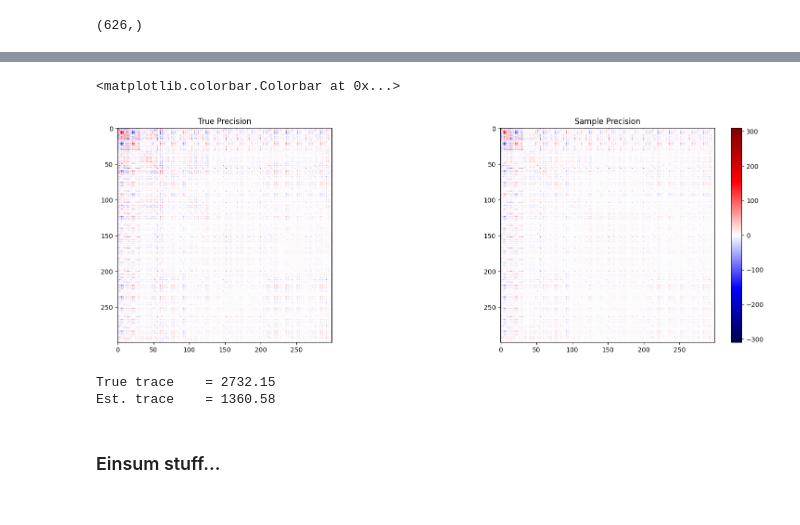
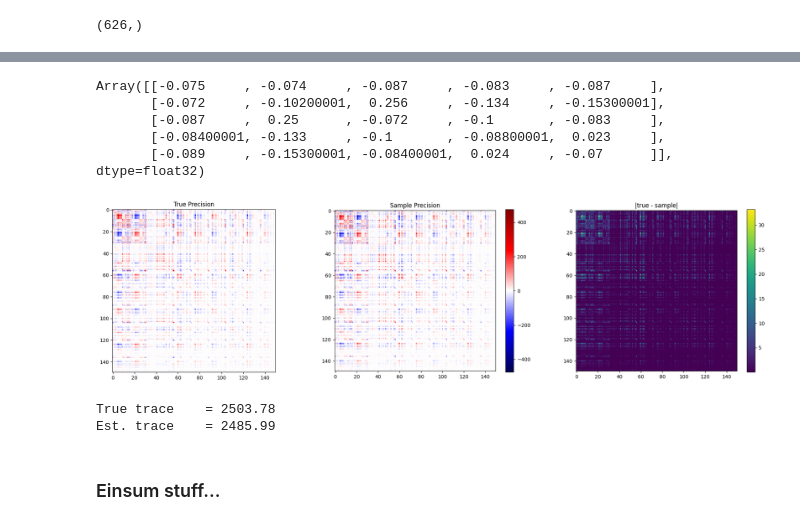
Before and after one commit to nrholm1/Laplace-Inducing-Points, a Jupyter notebook: new_sampling_v2.ipynb, the cells around one changed output, grey strips where cells are left out. Drawn from its saved outputs; the diff is of its cells as text; code cells hidden in the pictures.

```diff
--- a/new_sampling_v2.ipynb
+++ b/new_sampling_v2.ipynb
@@ -146,7 +200,7 @@ cfg_path = f'config/toy/{model_name}.yml'
 cfg = load_yaml(cfg_path)
 model_cfg = cfg['model']
 opt_cfg = cfg['optimization']
-alpha = opt_cfg["alpha"]
+alpha =  opt_cfg["alpha"]
 map_cfg = opt_cfg["map"]
 full_set_size = opt_cfg["full_set_size"]
 
@@ -155,7 +209,7 @@ num_h = model_cfg["num_h"]
 num_l = model_cfg["num_l"]
 num_c = model_cfg.get("num_c", 2) if model_type == "classifier" else 1
 rng_model = jax.random.PRNGKey(model_cfg["seed"])
-map_batch_size = 128 # map_cfg["batch_size"]
+map_batch_size = map_cfg["batch_size"]
 epochs_map = map_cfg["epochs"]
 lr_map = map_cfg["lr"]
 
@@ -181,6 +235,8 @@ map_state = load_checkpoint(
 )
 
 D = count_model_params(variables)
+
+print(D)
 # %% [output]
 WARNING:absl:Tensorflow library not found, tensorflow.io.gfile operations will use native shim calls. GCS paths (i.e. 'gs://...') cannot be accessed.
 WARNING:absl:The transformations API will eventually be replaced by an upgraded design. The current API will not be removed until this point, but it will no longer be actively worked on.
@@ -365,6 +440,18 @@ theta_sampler = get_conditional_theta_sampler(IP_DATA, alpha, beta)#, atol=1e-6,
 theta_sampler(_key(49494), num_samples=3) # ! Execute once to JIT
 print()
-# %%
-num_samples = 60_000
-
-alot_of_samples = theta_sampler(_key(1234567), num_samples=num_samples)
+# %%
+from tqdm import tqdm
+
+num_means = 10
+mean_sum = 0
+key = _key(1234567)
+for _k in tqdm(range(num_means)):
+    keyi = jax.random.fold_in(key, _k)
+    num_samples = 10_000
+
+    alot_of_samples = theta_sampler(keyi, num_samples=num_samples)
+    alot_of_samples#.block_until_ready()
+    sample_mean = alot_of_samples.mean(axis=0)
+
+    mean_sum += sample_mean
+mean_mean = mean_sum / num_means
@@ -401,51 +482,62 @@ jnp.round(sample_precision[:3,:3], 3)
+# %%
+_d = 5
+jnp.round((precision - sample_precision) / precision, 3)[:_d,:_d]
+# %% [output]
+Array([[-0.075     , -0.074     , -0.087     , -0.083     , -0.087     ],
+       [-0.072     , -0.10200001,  0.256     , -0.134     , -0.15300001],
+       [-0.087     ,  0.25      , -0.072     , -0.1       , -0.083     ],
+       [-0.08400001, -0.133     , -0.1       , -0.08800001,  0.023     ],
+       [-0.089     , -0.15300001, -0.08400001,  0.024     , -0.07      ]],      dtype=float32)
 # %%
-import numpy as np
 import matplotlib.pyplot as plt
 from matplotlib import colors
 # import seaborn as sns
 
 cmap = 'seismic' #sns.color_palette('vlag', as_cmap=True)
 
-_start = 000
-_end   = 300
+_start = 0
+_end   = 150
 true_matrix =    precision[_start:_end, _start:_end] #cov[:_k,:_k]
 sampled_matrix = sample_precision[_start:_end, _start:_end] #sample_cov[:_k,:_k]
+diff = jnp.abs(true_matrix - sampled_matrix)# / (jnp.abs(true_matrix) + 1e-0)
 
-fig, axs = plt.subplots(1, 2, figsize=(20, 6))
+fig, axs = plt.subplots(1, 3, figsize=(25, 6))
 
 # Make limits symmetric so 0 is centered
-m0 = np.abs(true_matrix).max()
-m1 = np.abs(sampled_matrix).max()
+m0 = jnp.abs(true_matrix).max()
+m1 = jnp.abs(sampled_matrix).max()
 norm  = colors.TwoSlopeNorm(vmin=-max(m0,m1), vcenter=0, vmax=max(m0,m1))
 norm0 = norm # colors.TwoSlopeNorm(vmin=-m0, vcenter=0, vmax=m0)
 norm1 = norm # colors.TwoSlopeNorm(vmin=-m1, vcenter=0, vmax=m1)
 
 im0 = axs[0].imshow(true_matrix, cmap=cmap, norm=norm0)
 im1 = axs[1].imshow(sampled_matrix, cmap=cmap, norm=norm1)
+im2 = axs[2].imshow(diff, cmap='viridis')
 
-# axs[0].set_title("True Covariance")
-# axs[1].set_title("Sample Covariance")
 axs[0].set_title("True Precision")
 axs[1].set_title("Sample Precision")
+axs[2].set_title("|true - sample|")
 
 # fig.colorbar(im0)
 fig.colorbar(im1)
+fig.colorbar(im2)
+
+plt.show()
 # %% [output]
-<matplotlib.colorbar.Colorbar at 0x...>
-[figure, old version]
+[figure, new version]
 # %%
 from matfree import stochtrace
 
 integrand = stochtrace.integrand_trace()
 sampler = lambda __key: theta_sampler(__key, num_samples=10_000)
 estimate = stochtrace.estimator(integrand, sampler)
-est_trace = estimate(lambda v: alpha*v + GGN_data(v), _key(+45_22_92_05_06))
+est_trace = estimate(lambda v: alpha*v + beta*GGN_data(v), _key(88_88_88_88))
 
 print(f"True trace    = {true_trace:.2f}")
 print(f"Est. trace    = {est_trace:.2f}")
 # %% [output]
-True trace    = 2732.15
-Est. trace    = 1360.58
+True trace    = 2503.78
+Est. trace    = 2485.99
 # %% [markdown]
 ### Einsum stuff...
 # %%
```
Also changed, not shown: parts of 14 cells of this notebook, 1 other file.
